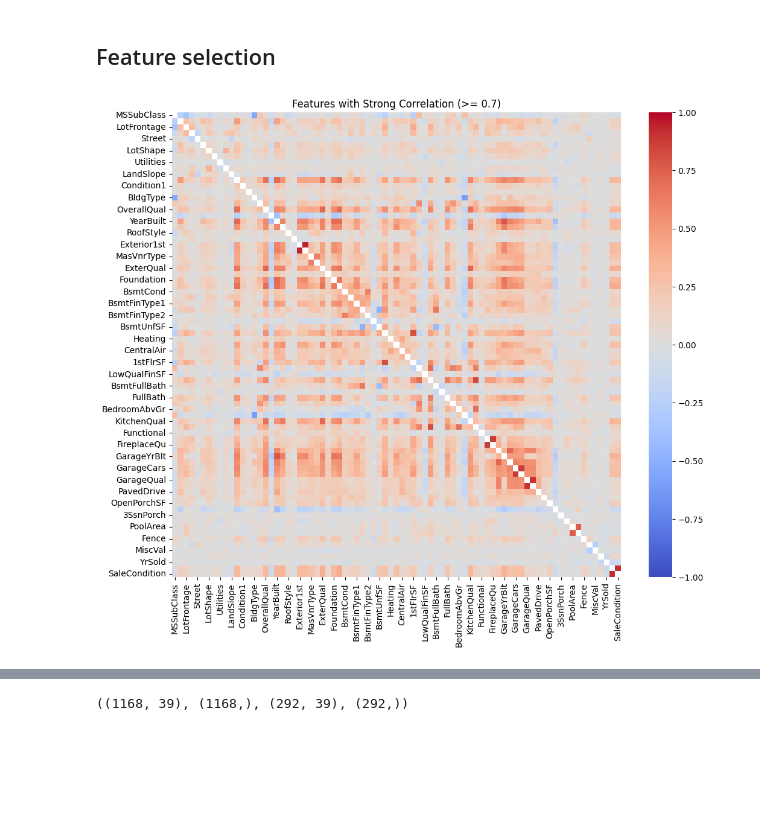
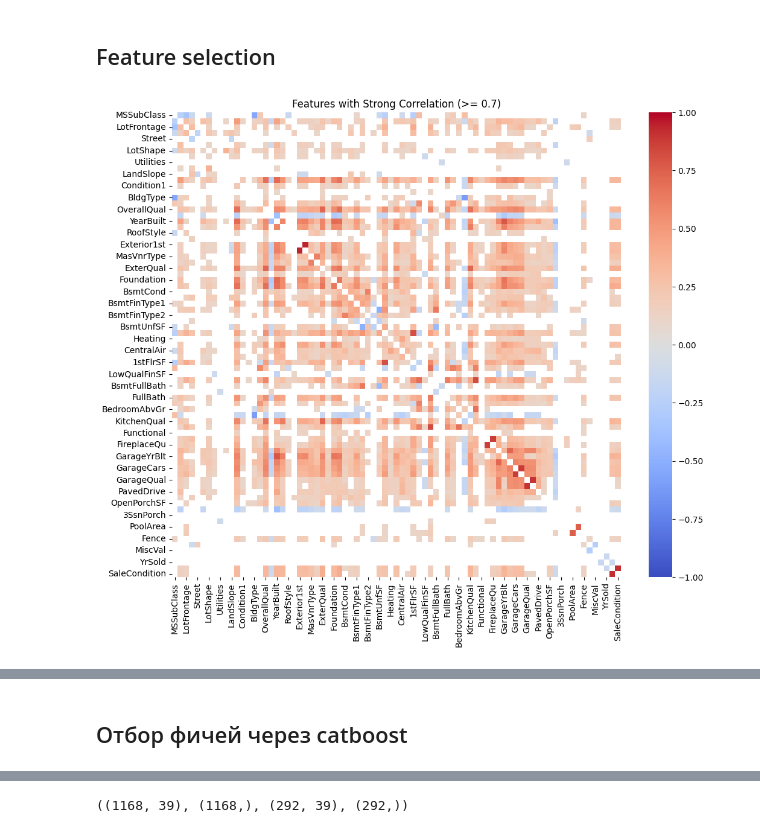
Before and after one commit to vasevooo/housing_kaggle, a Jupyter notebook: advanced housing_reg.ipynb, the cells around one changed output, grey strips where cells are left out. Cells and saved outputs as stored; diff of their text form; code cells hidden in the pictures; blank space fills up the shorter version.

```diff
--- a/advanced housing_reg.ipynb
+++ b/advanced housing_reg.ipynb
@@ -470,17 +466,17 @@ from catboost import CatBoostRegressor, Pool
 # %%
 corr_matrix = df_train.corr()
 
 # Filter the correlation matrix based on a threshold, e.g., 0.7
-threshold = 0
+threshold = 0.1
 strong_corr = corr_matrix[(np.abs(corr_matrix) >= threshold) & (np.abs(corr_matrix) != 1)]
 
 # Plot the heatmap
 plt.figure(figsize=(12, 10))
 sns.heatmap(strong_corr, cmap='coolwarm', vmin=-1, vmax=1)
 plt.title("Features with Strong Correlation (>= 0.7)")
 plt.show()
 # %% [output]
-[figure, old version]
+[figure, new version]
 # %%
 corr_matrix
 # %% [output]
@@ -510,6 +506,8 @@ df_scaled.describe().round(2)
 | 75% | 0.30 | 0.56 | 0.41 | 0.18 | 0.27 | 0.30 | 0.01 | 0.01 | 0.16 | ... |
 | max | 3.13 | 2.07 | 11.44 | 26.01 | 0.27 | 0.30 | 3.23 | 5.15 | 0.16 | ... |
 8 rows × 79 columns
+# %% [markdown]
+## Отбор фичей через catboost
 # %%
 ## Отбор фичей catboost
 
```
Also changed, not shown: parts of 17 cells of this notebook.
